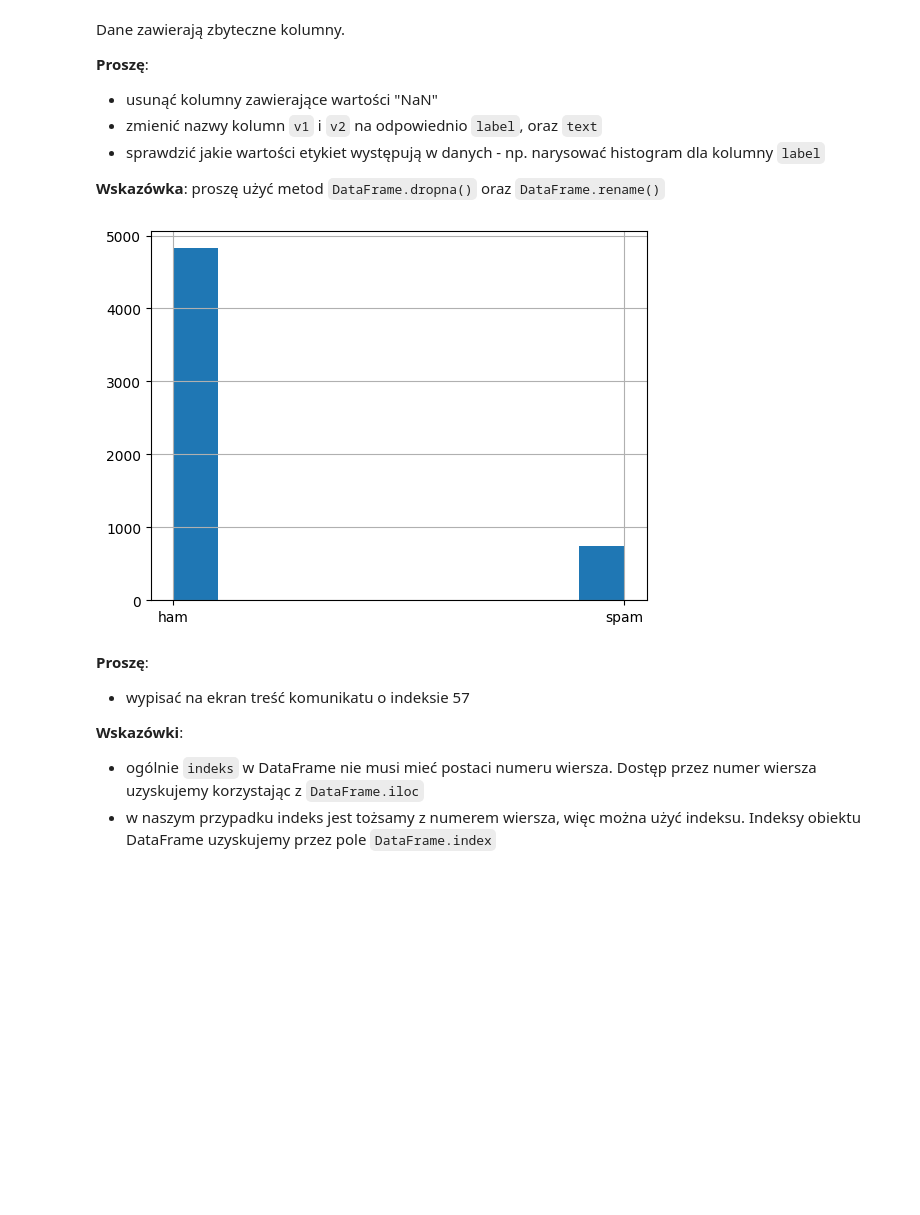
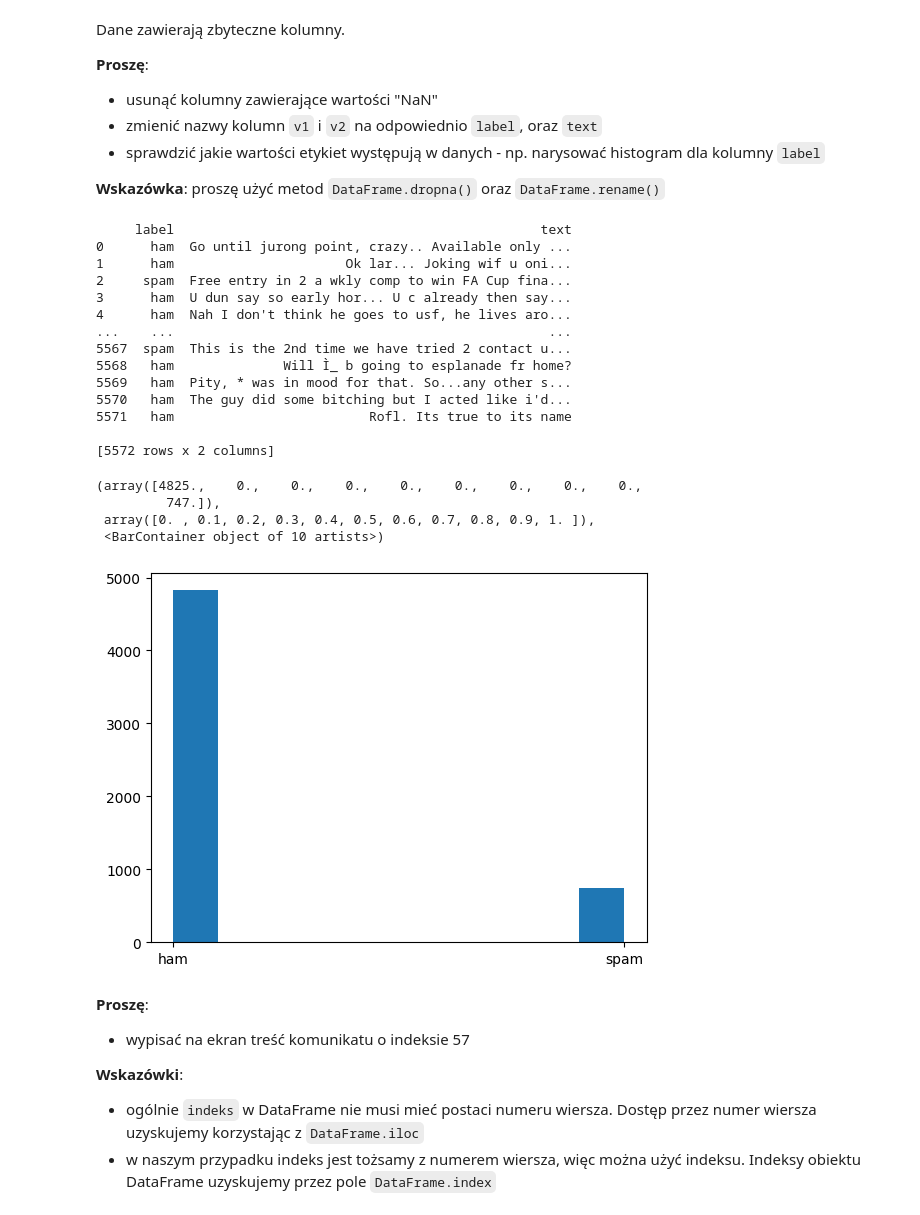
Before and after one commit to m-warda/ML2627, a Jupyter notebook: 06_Klasyfikator_Bayesa_spam.ipynb, the cells around one changed output. Drawn from its saved outputs; the diff is of its cells as text; code cells hidden in the pictures; blank space fills up the shorter version.

````diff
--- a/06_Klasyfikator_Bayesa_spam.ipynb
+++ b/06_Klasyfikator_Bayesa_spam.ipynb
@@ -54,11 +57,32 @@ Dane zawierają zbyteczne kolumny.
 * sprawdzić jakie wartości etykiet występują w danych - np. narysować histogram dla kolumny ```label```
 
 **Wskazówka**: proszę użyć metod ```DataFrame.dropna()``` oraz ```DataFrame.rename()```
-# %%
-...
-pass
-# %% [output]
-[figure, removed]
+# %%
+df=df[["v1","v2"]]
+df.dropna()
+df.rename(columns={"v1":"label","v2":"text"},inplace=True)
+print(df)
+plt.hist(df["label"])
+# %% [output]
+     label                                               text
+0      ham  Go until jurong point, crazy.. Available only ...
+1      ham                      Ok lar... Joking wif u oni...
+2     spam  Free entry in 2 a wkly comp to win FA Cup fina...
+3      ham  U dun say so early hor... U c already then say...
+4      ham  Nah I don't think he goes to usf, he lives aro...
+...    ...                                                ...
+5567  spam  This is the 2nd time we have tried 2 contact u...
+5568   ham              Will Ì_ b going to esplanade fr home?
+5569   ham  Pity, * was in mood for that. So...any other s...
+5570   ham  The guy did some bitching but I acted like i'd...
+5571   ham                         Rofl. Its true to its name
+
+[5572 rows x 2 columns]
+(array([4825.,    0.,    0.,    0.,    0.,    0.,    0.,    0.,    0.,
+         747.]),
+ array([0. , 0.1, 0.2, 0.3, 0.4, 0.5, 0.6, 0.7, 0.8, 0.9, 1. ]),
+ <BarContainer object of 10 artists>)
+[figure, added]
 # %% [markdown]
 **Proszę**:
 
````
Also changed, not shown: parts of 22 cells of this notebook.
